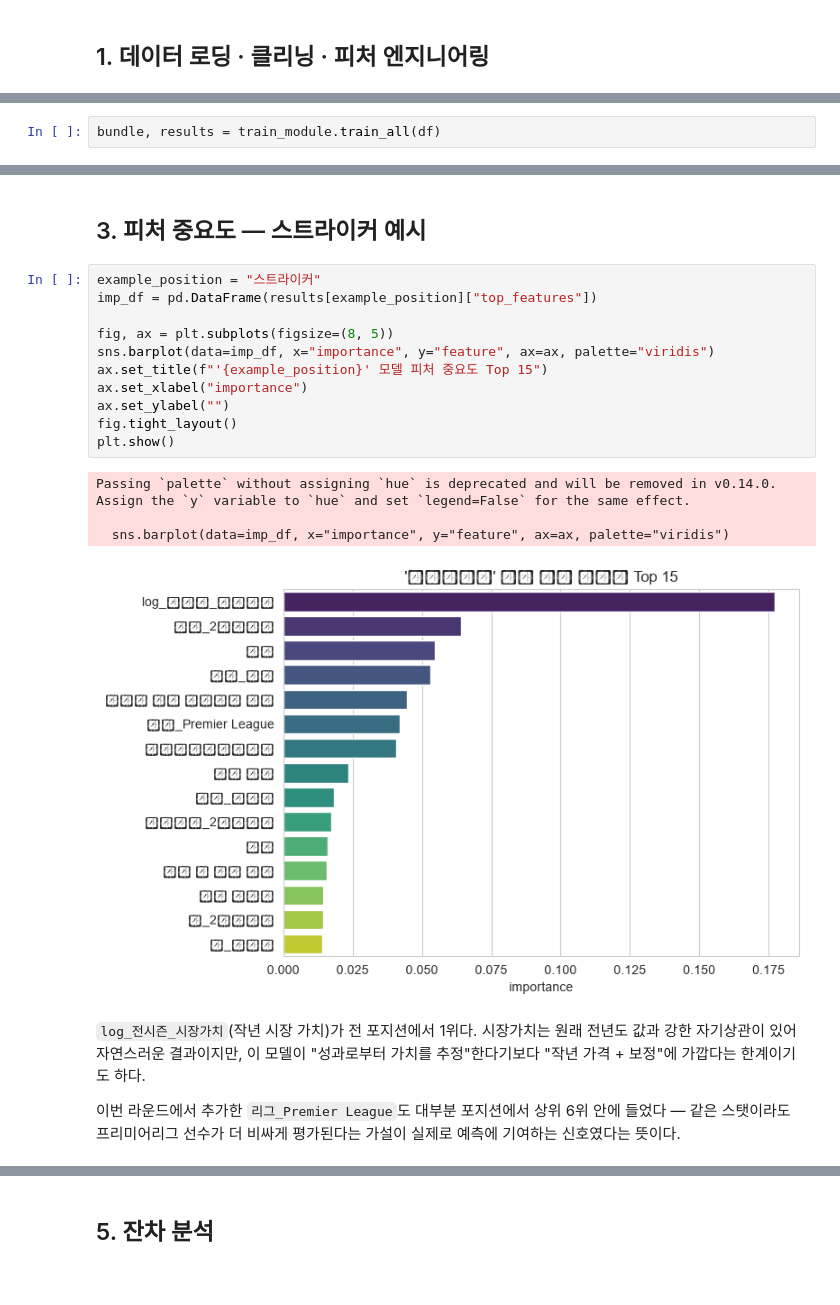
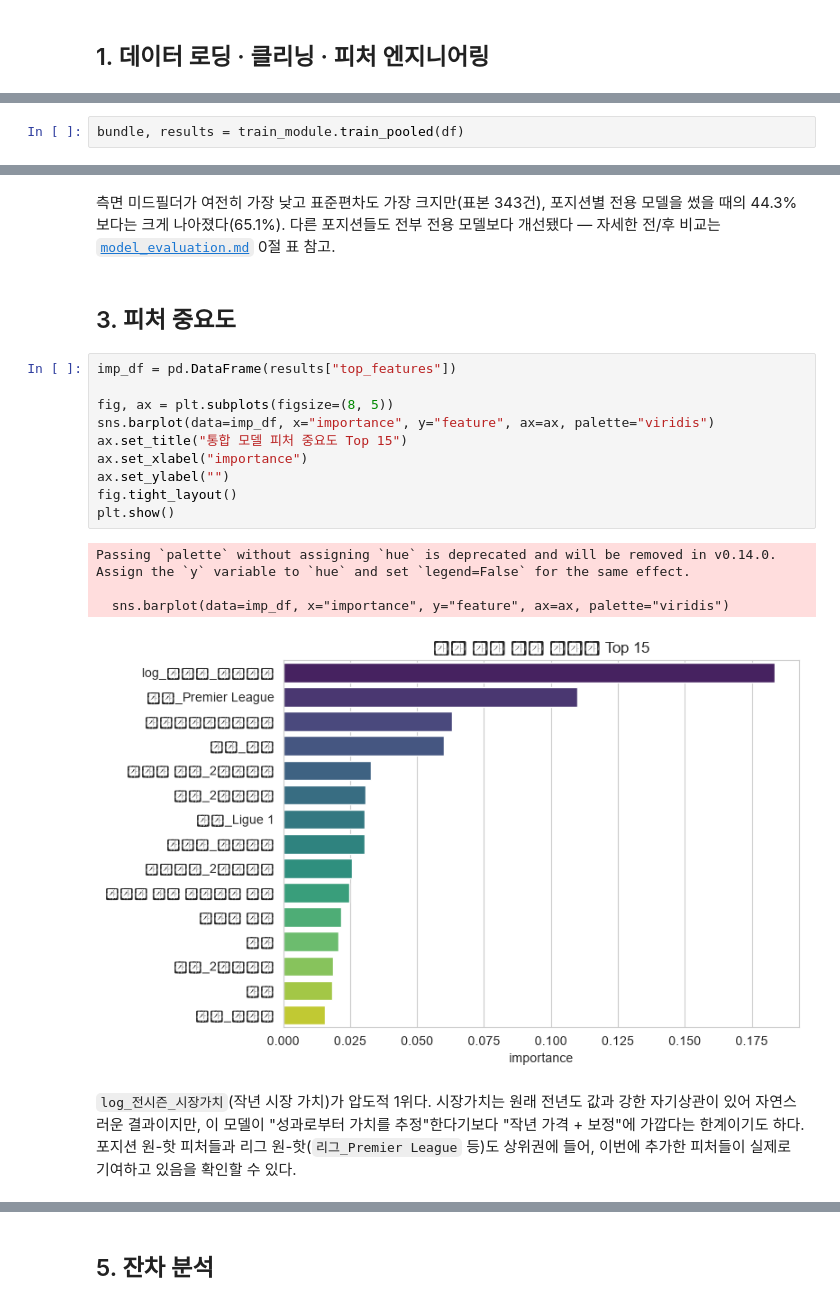
Before and after one commit to songsh16/OptiScore, a Jupyter notebook: ml/notebooks/model_training.ipynb, the cells around one changed output, grey strips where cells are left out. Cells and saved outputs as stored; diff of their text form.

```diff
--- a/ml/notebooks/model_training.ipynb
+++ b/ml/notebooks/model_training.ipynb
@@ -73,3 +72,3 @@ df[["name_key", "시즌", "포지션_그룹", "TM_시장가치_EUR", "log_현재
 # %%
-bundle, results = train_module.train_all(df)
+bundle, results = train_module.train_pooled(df)
 # %% [output]
@@ -134,27 +124,29 @@ plt.show()
+# %% [markdown]
+측면 미드필더가 여전히 가장 낮고 표준편차도 가장 크지만(표본 343건), 포지션별
+전용 모델을 썼을 때의 44.3%보다는 크게 나아졌다(65.1%). 다른 포지션들도 전부
+전용 모델보다 개선됐다 — 자세한 전/후 비교는
+[`model_evaluation.md`](../reports/model_evaluation.md) 0절 표 참고.
 # %% [markdown]
-## 3. 피처 중요도 — 스트라이커 예시
+## 3. 피처 중요도
 # %%
-example_position = "스트라이커"
-imp_df = pd.DataFrame(results[example_position]["top_features"])
+imp_df = pd.DataFrame(results["top_features"])
 
 fig, ax = plt.subplots(figsize=(8, 5))
 sns.barplot(data=imp_df, x="importance", y="feature", ax=ax, palette="viridis")
-ax.set_title(f"'{example_position}' 모델 피처 중요도 Top 15")
+ax.set_title("통합 모델 피처 중요도 Top 15")
 ax.set_xlabel("importance")
 ax.set_ylabel("")
 fig.tight_layout()
 plt.show()
 # %% [output]
 Passing `palette` without assigning `hue` is deprecated and will be removed in v0.14.0. Assign the `y` variable to `hue` and set `legend=False` for the same effect.
 
   sns.barplot(data=imp_df, x="importance", y="feature", ax=ax, palette="viridis")
-[figure, old version]
+[figure, new version]
 # %% [markdown]
-`log_전시즌_시장가치`(작년 시장 가치)가 전 포지션에서 1위다. 시장가치는 원래
-전년도 값과 강한 자기상관이 있어 자연스러운 결과이지만, 이 모델이 "성과로부터 가치를
-추정"한다기보다 "작년 가격 + 보정"에 가깝다는 한계이기도 하다.
-
-이번 라운드에서 추가한 `리그_Premier League`도 대부분 포지션에서 상위 6위 안에
-들었다 — 같은 스탯이라도 프리미어리그 선수가 더 비싸게 평가된다는 가설이 실제로
-예측에 기여하는 신호였다는 뜻이다.
+`log_전시즌_시장가치`(작년 시장 가치)가 압도적 1위다. 시장가치는 원래 전년도
+값과 강한 자기상관이 있어 자연스러운 결과이지만, 이 모델이 "성과로부터 가치를
+추정"한다기보다 "작년 가격 + 보정"에 가깝다는 한계이기도 하다. 포지션 원-핫
+피처들과 리그 원-핫(`리그_Premier League` 등)도 상위권에 들어, 이번에 추가한
+피처들이 실제로 기여하고 있음을 확인할 수 있다.
 # %% [markdown]
```
Also changed, not shown: parts of 17 cells of this notebook, 16 other files.
